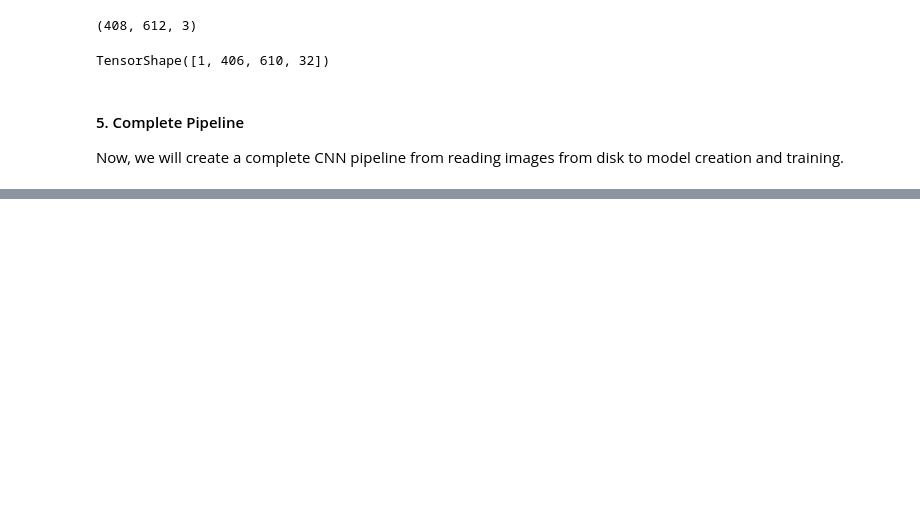
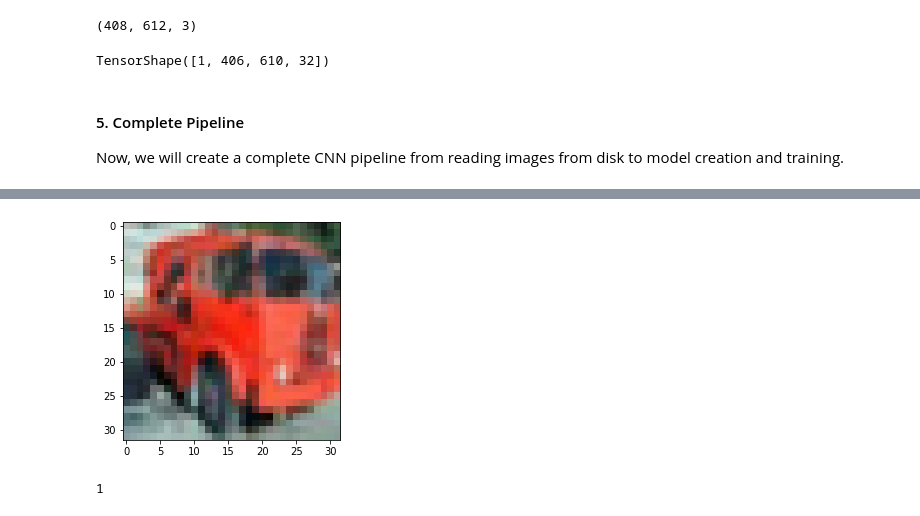
Before and after one commit to NippunSharma/MLSessions, a Jupyter notebook: MLSession_20_09_2021_CNN/MLSession_20_09_2021_CNN.ipynb, the cells around one changed output, grey strips where cells are left out. Saved outputs shown, nothing was run; the diff lists cells and outputs as text; code cells hidden in the pictures; blank space fills up the shorter version.

```diff
--- a/MLSession_20_09_2021_CNN/MLSession_20_09_2021_CNN.ipynb
+++ b/MLSession_20_09_2021_CNN/MLSession_20_09_2021_CNN.ipynb
@@ -219,0 +223,28 @@ print(x_train.shape, y_train.shape, x_test.shape, y_test.shape)
+# %%
+train = pd.read_csv("cifar/trainLabels.csv")
+
+class_map = {
+  "airplane": 0,
+  "automobile": 1,
+  "bird": 2,
+  "cat": 3,
+  "deer": 4,
+  "dog": 5,
+  "frog": 6,
+  "horse": 7,
+  "ship": 8,
+  "truck": 9
+}
+
+def read_img(folder, df):
+  X = []
+  y = []
+  for i in range(df.shape[0]):
+    img = cv2.imread(folder + "/" + str(df.iloc[i, 0]) + ".png")
+    img = cv2.cvtColor(img, cv2.COLOR_BGR2RGB)
+    X.append(img)
+    y.append(class_map[df.iloc[i, 1]])
+  return np.array(X), np.array(y)
+# %%
+X, y = read_img("cifar/train", train)
+X.shape, y.shape
@@ -219,0 +253,3 @@ print(x_train.shape, y_train.shape, x_test.shape, y_test.shape)
+# %%
+x_train, x_test, y_train, y_test = train_test_split(X, y, test_size=10000, shuffle=True)
+x_train.shape, x_test.shape, y_train.shape, y_test.shape
@@ -291,0 +334,12 @@ model.evaluate(x=x_test, y=y_test)
+# %%
+rand_idx = random.randint(0, x_test.shape[0]-1)
+plt.imshow(x_test[rand_idx])
+plt.show()
+# %% [output]
+[figure, added]
+# %%
+pred = model.predict(x_test[rand_idx].reshape(-1, *x_test[rand_idx].shape))
+pred_cls = np.argmax(pred)
+pred_cls
+# %% [output]
+1
```
Also changed, not shown: parts of 16 cells of this notebook, 2 other files.
